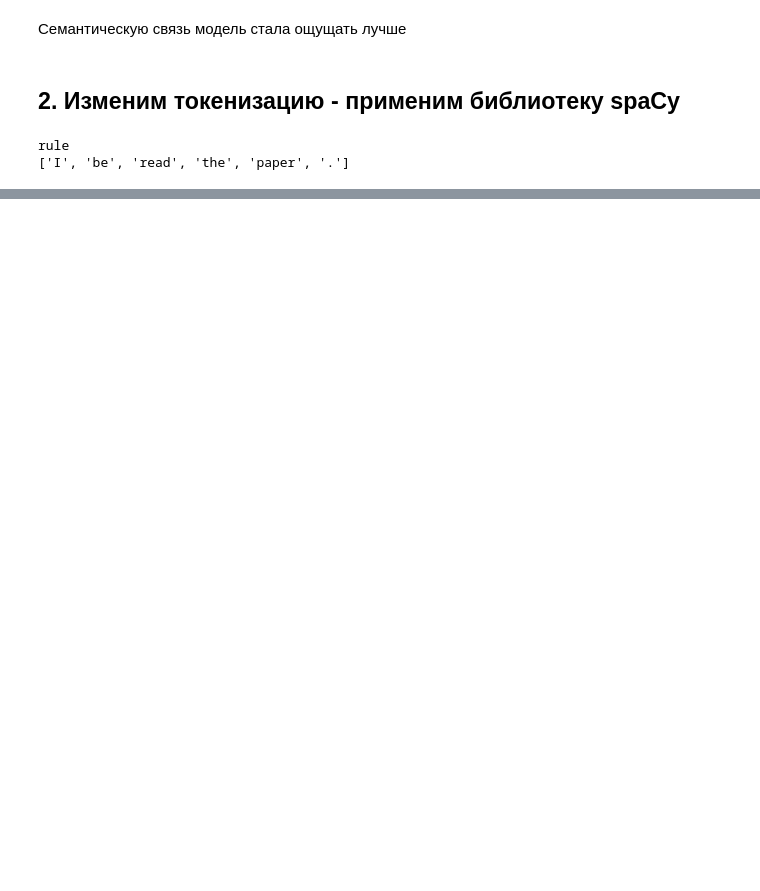
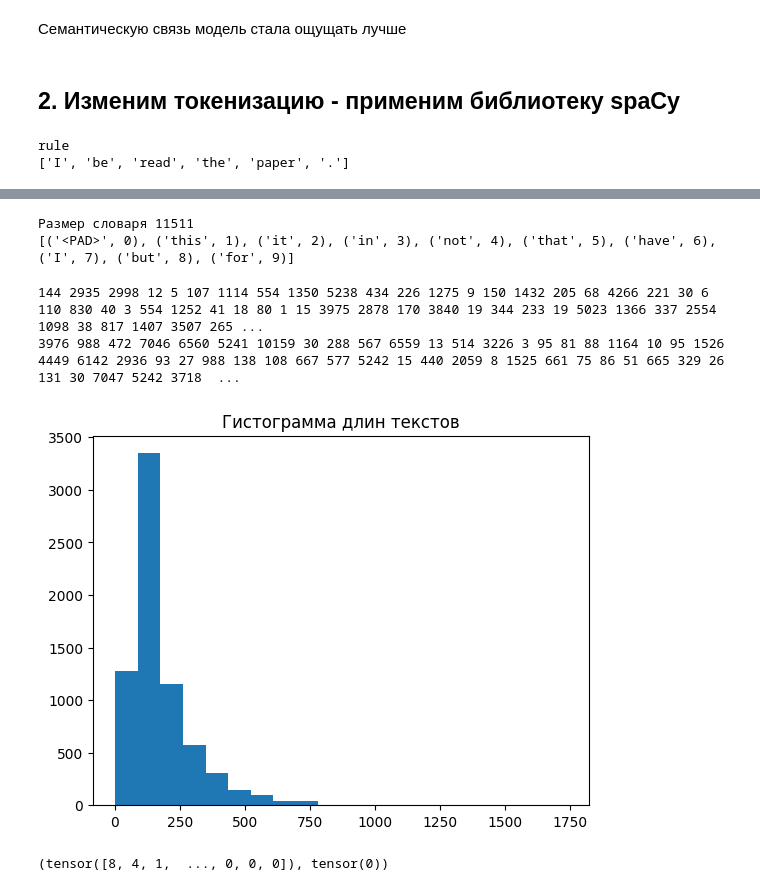
Before and after one commit to englishtea21/stepik-dl-nlp, a Jupyter notebook: task2_word_embeddings.ipynb, the cells around one changed output, grey strips where cells are left out. Cells and saved outputs as stored; diff of their text form; code cells hidden in the pictures; blank space fills up the shorter version.

Commit message:
Kaggle Notebook | task2_word_embeddings | Version 2

```diff
--- a/task2_word_embeddings.ipynb
+++ b/task2_word_embeddings.ipynb
@@ -828,0 +665,13 @@ rule
+# %%
+import re
+def tokenize_text(txt, nlp=nlp):
+    utf8_string = txt.encode('utf-8')
+
+    txt = txt.lower()
+
+    pattern = re.compile(r'<[^>]+>?')
+    # Replace all matched HTML tags with an empty string
+    cleaned_text = pattern.sub('', txt)
+
+    pattern = re.compile("\w+")
+    return [token.lemma_ for token in nlp(txt) if pattern.match(token.lemma_)]
@@ -828,0 +690,5 @@ rule
+# %%
+# токенизируем
+train_tokenized = tokenize_corpus(train_source[:7000], tokenize_text)
+test_tokenized = tokenize_corpus(test_source[:3000], tokenize_text)
+print('\n'.join(' '.join(sent) for sent in train_tokenized[:5]))
@@ -828,0 +701,38 @@ rule
+# %%
+# строим словарь
+# Вводим фиктивный токен паддинга для того, чтобы в дальнейшем можно было объединить предложения разной длины в один прямоугольный тензор
+PAD_WORD = '<PAD>'
+vocabulary, word_doc_freq = build_vocabulary(train_tokenized, max_doc_freq=0.9, min_count=5, pad_word=PAD_WORD)
+print("Размер словаря", len(vocabulary))
+print(list(vocabulary.items())[:10])
+# %% [output]
+Размер словаря 11511
+[('<PAD>', 0), ('this', 1), ('it', 2), ('in', 3), ('not', 4), ('that', 5), ('have', 6), ('I', 7), ('but', 8), ('for', 9)]
+# %%
+# отображаем в номера токенов
+train_token_ids = texts_to_token_ids(train_tokenized, vocabulary)
+test_token_ids = texts_to_token_ids(test_tokenized, vocabulary)
+
+print('\n'.join(' '.join(str(t) for t in sent)
+                for sent in train_token_ids[5:7]))
+# %% [output]
+144 2935 2998 12 5 107 1114 554 1350 5238 434 226 1275 9 150 1432 205 68 4266 221 30 6 110 830 40 3 554 1252 41 18 80 1 15 3975 2878 170 3840 19 344 233 19 5023 1366 337 2554 1098 38 817 1407 3507 265 ...
+3976 988 472 7046 6560 5241 10159 30 288 567 6559 13 514 3226 3 95 81 88 1164 10 95 1526 4449 6142 2936 93 27 988 138 108 667 577 5242 15 440 2059 8 1525 661 75 86 51 665 329 26 131 30 7047 5242 3718  ...
+# %%
+plt.hist([len(s) for s in train_token_ids], bins=20);
+plt.title('Гистограмма длин текстов');
+# %% [output]
+[figure, added]
+# %%
+MAX_TEXT_LEN = 1250
+# Представляем корупс текстов в виже прямоугольной матрицы текстов,
+# выравниваем длину предложений фиктивным словом
+train_dataset = PaddedSequenceDataset(train_token_ids,
+                                      np.zeros(len(train_token_ids)),
+                                      out_len=MAX_TEXT_LEN, pad_value=vocabulary[PAD_WORD])
+test_dataset = PaddedSequenceDataset(test_token_ids,
+                                     np.zeros(len(test_token_ids)),
+                                     out_len=MAX_TEXT_LEN, pad_value=vocabulary[PAD_WORD])
+print(train_dataset[0])
+# %% [output]
+(tensor([8, 4, 1,  ..., 0, 0, 0]), tensor(0))
```
Also changed, not shown: parts of 39 cells of this notebook.
